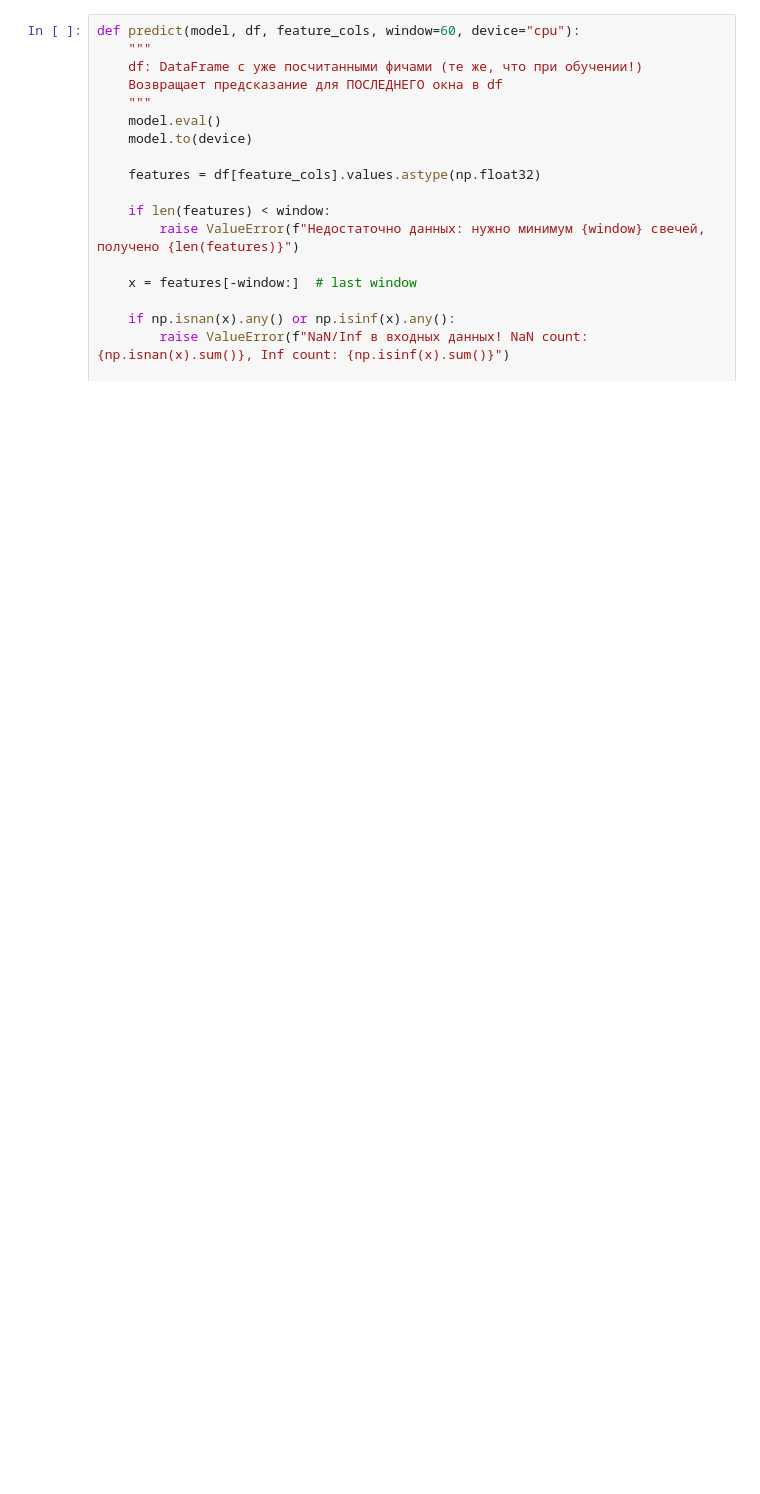
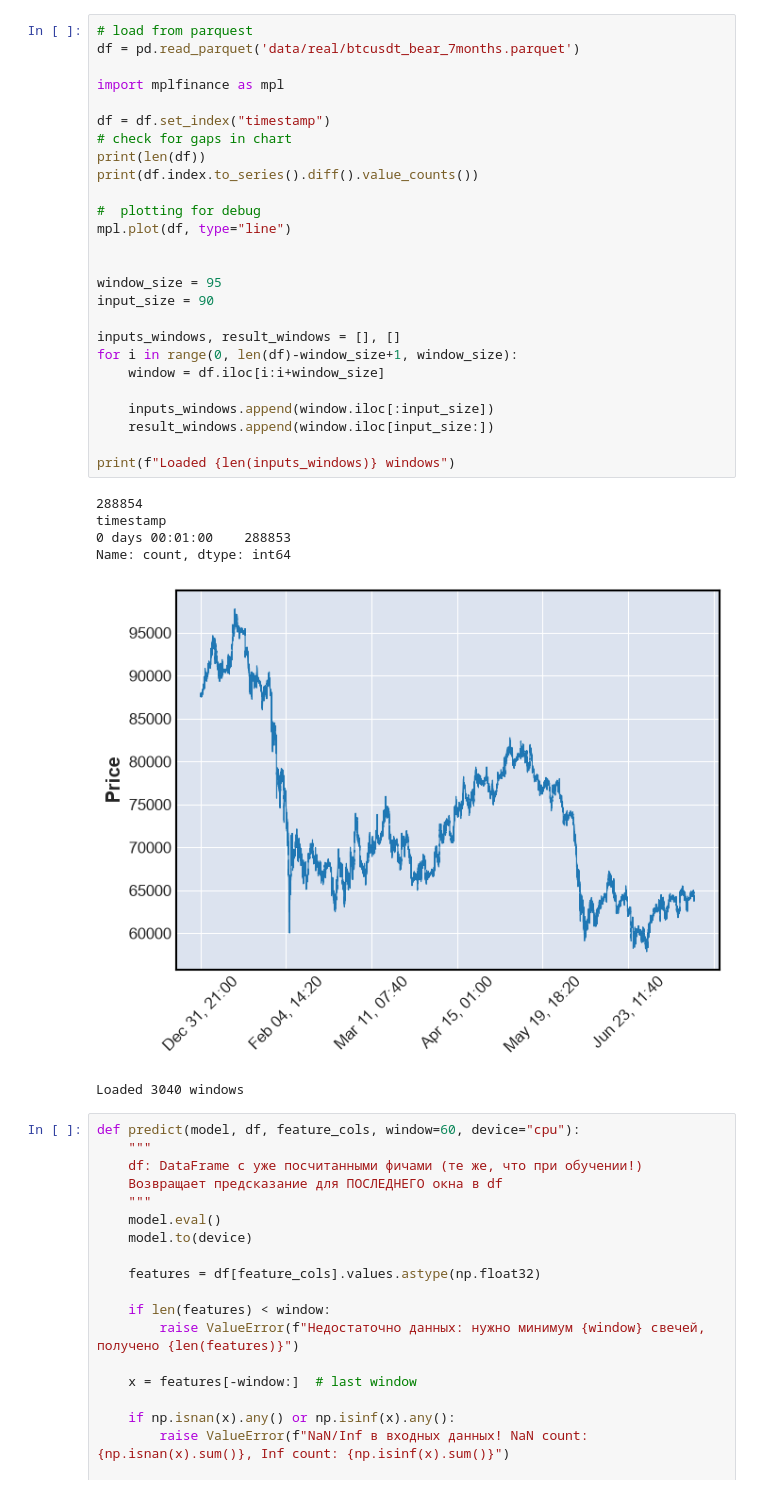
Before and after one commit to mote4ka/SyntheticMarket, a Jupyter notebook: evaluation.ipynb, the cells around one changed output. Drawn from its saved outputs; the diff is of its cells as text; blank space fills up the shorter version.

```diff
--- a/evaluation.ipynb
+++ b/evaluation.ipynb
@@ -6,3 +41,36 @@ from model import LSTMClassifier
+# %%
+# load from parquest
+df = pd.read_parquet('data/real/btcusdt_bear_7months.parquet')
+
+import mplfinance as mpl
+
+df = df.set_index("timestamp")
+# check for gaps in chart
+print(len(df))
+print(df.index.to_series().diff().value_counts())
+
+#  plotting for debug
+mpl.plot(df, type="line")
+
+
+window_size = 95
+input_size = 90
+
+inputs_windows, result_windows = [], []
+for i in range(0, len(df)-window_size+1, window_size):
+    window = df.iloc[i:i+window_size]
+
+    inputs_windows.append(window.iloc[:input_size])
+    result_windows.append(window.iloc[input_size:])
+
+print(f"Loaded {len(inputs_windows)} windows")
+# %% [output]
+288854
+timestamp
+0 days 00:01:00    288853
+Name: count, dtype: int64
+[figure, added]
+Loaded 3040 windows
 # %%
 def predict(model, df, feature_cols, window=60, device="cpu"):
     """
```
Also changed, not shown: parts of 4 cells of this notebook, 6 other files.
